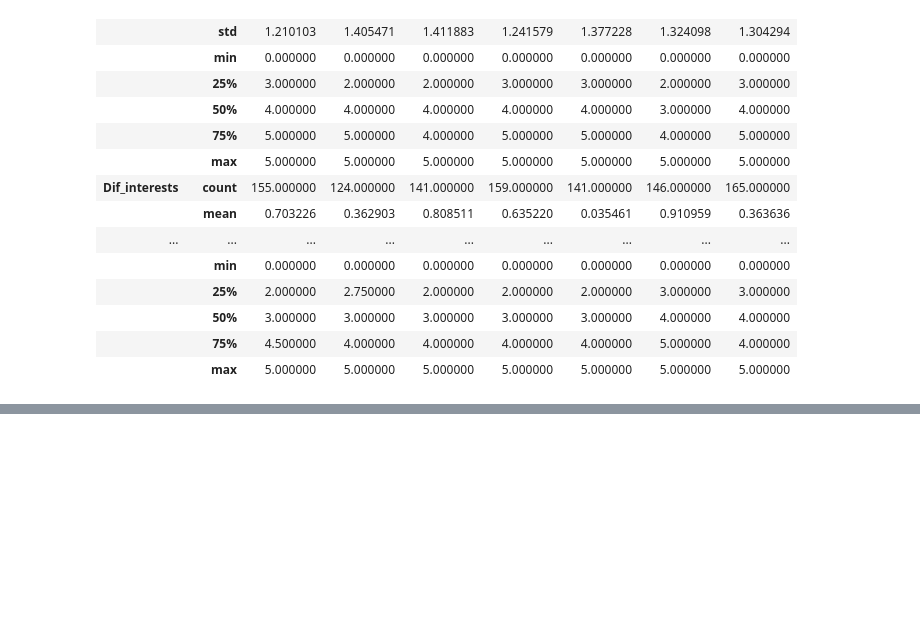
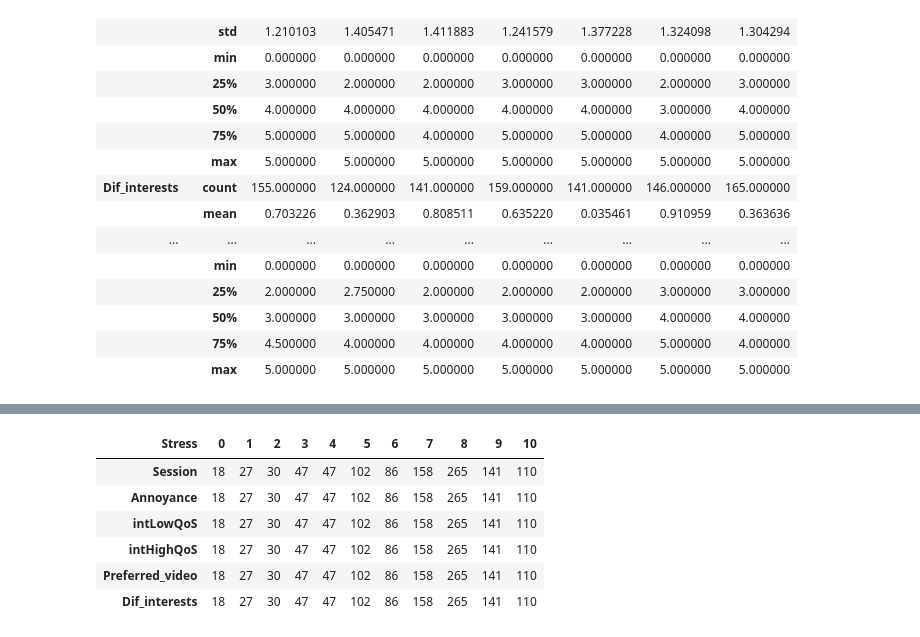
Before and after one commit to aliamin7/QoE-experiment-Data-Analysis, a Jupyter notebook: Data_Analysis.ipynb, the cells around one changed output, grey strips where cells are left out. Cells and saved outputs as stored; diff of their text form; code cells hidden in the pictures; blank space fills up the shorter version.

```diff
--- a/Data_Analysis.ipynb
+++ b/Data_Analysis.ipynb
@@ -110,0 +194,11 @@ None
+# %%
+df = qos_data_init.groupby("Stress").count().T
+df
+# %% [output]
+| Stress | 0 | 1 | 2 | 3 | 4 | 5 | 6 | 7 | 8 | 9 | 10 |
+| Session | 18 | 27 | 30 | 47 | 47 | 102 | 86 | 158 | 265 | 141 | 110 |
+| Annoyance | 18 | 27 | 30 | 47 | 47 | 102 | 86 | 158 | 265 | 141 | 110 |
+| intLowQoS | 18 | 27 | 30 | 47 | 47 | 102 | 86 | 158 | 265 | 141 | 110 |
+| intHighQoS | 18 | 27 | 30 | 47 | 47 | 102 | 86 | 158 | 265 | 141 | 110 |
+| Preferred_video | 18 | 27 | 30 | 47 | 47 | 102 | 86 | 158 | 265 | 141 | 110 |
+| Dif_interests | 18 | 27 | 30 | 47 | 47 | 102 | 86 | 158 | 265 | 141 | 110 |
```
Also changed, not shown: parts of 15 cells of this notebook.
